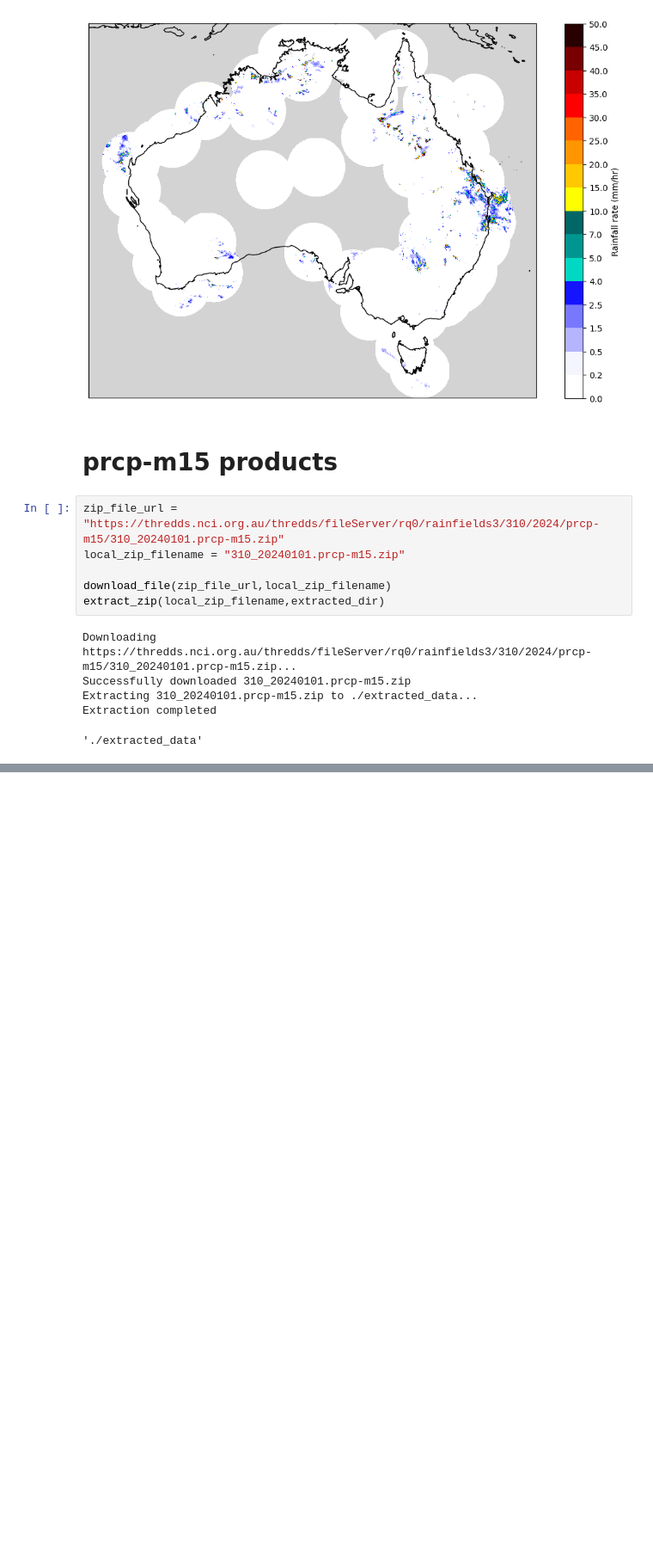
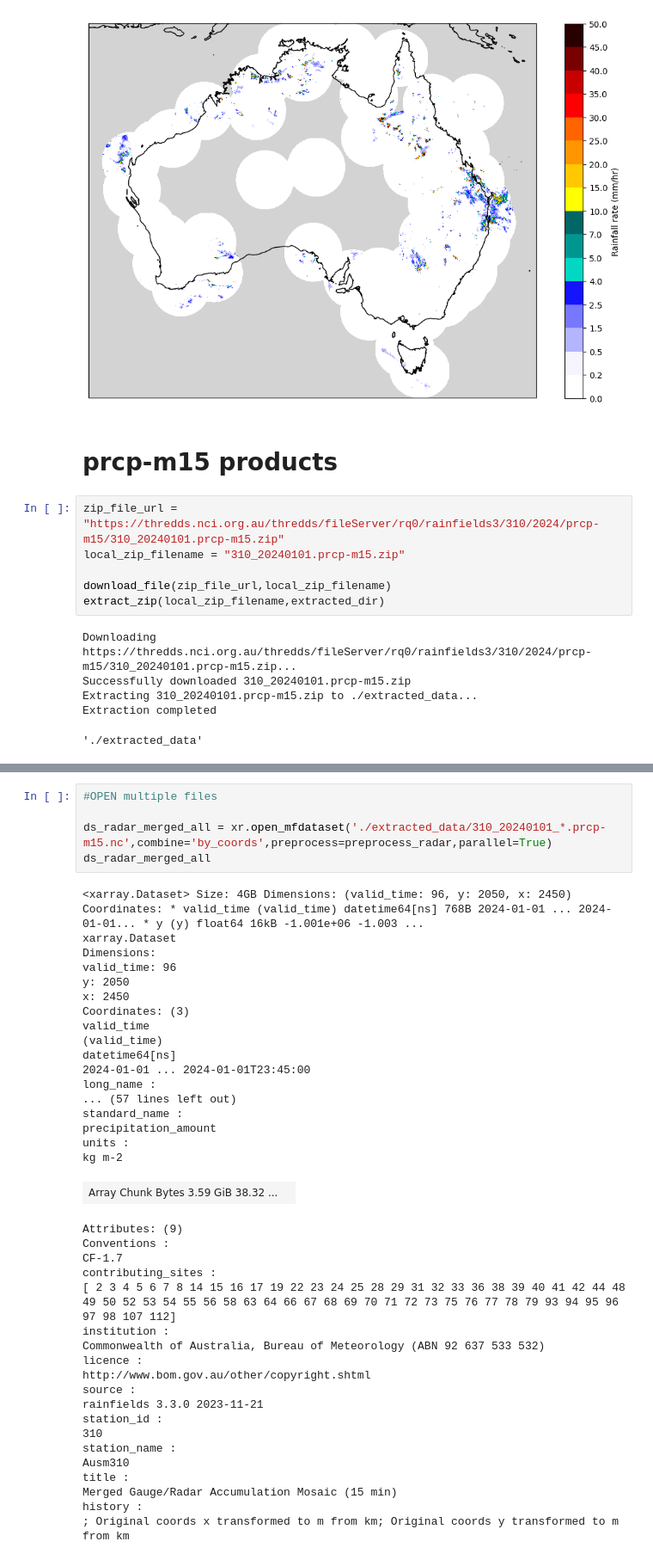
Before and after one commit to vlouf/Monash-Radar-Workshop-2025, a Jupyter notebook: 04 - Rainfields/rainfields_product.ipynb, the cells around one changed output, grey strips where cells are left out. Shown at 86% size. Cells and saved outputs as stored; diff of their text form; blank space fills up the shorter version.

```diff
--- a/04 - Rainfields/rainfields_product.ipynb
+++ b/04 - Rainfields/rainfields_product.ipynb
@@ -458,0 +484,43 @@ ax.coastlines('10m')
+# %%
+#OPEN multiple files
+
+ds_radar_merged_all = xr.open_mfdataset('./extracted_data/310_20240101_*.prcp-m15.nc',combine='by_coords',preprocess=preprocess_radar,parallel=True)
+ds_radar_merged_all
+# %% [output]
+<xarray.Dataset> Size: 4GB Dimensions: (valid_time: 96, y: 2050, x: 2450) Coordinates: * valid_time (valid_time) datetime64[ns] 768B 2024-01-01 ... 2024-01-01... * y (y) float64 16kB -1.001e+06 -1.003 ...
+xarray.Dataset
+Dimensions:
+valid_time: 96
+y: 2050
+x: 2450
+Coordinates: (3)
+valid_time
+(valid_time)
+datetime64[ns]
+2024-01-01 ... 2024-01-01T23:45:00
+long_name :
+... (57 lines left out)
+standard_name :
+precipitation_amount
+units :
+kg m-2
+| Array Chunk Bytes 3.59 GiB 38.32 ... |  |
+Attributes: (9)
+Conventions :
+CF-1.7
+contributing_sites :
+[ 2 3 4 5 6 7 8 14 15 16 17 19 22 23 24 25 28 29 31 32 33 36 38 39 40 41 42 44 48 49 50 52 53 54 55 56 58 63 64 66 67 68 69 70 71 72 73 75 76 77 78 79 93 94 95 96 97 98 107 112]
+institution :
+Commonwealth of Australia, Bureau of Meteorology (ABN 92 637 533 532)
+licence :
+http://www.bom.gov.au/other/copyright.shtml
+source :
+rainfields 3.3.0 2023-11-21
+station_id :
+310
+station_name :
+Ausm310
+title :
+Merged Gauge/Radar Accumulation Mosaic (15 min)
+history :
+; Original coords x transformed to m from km; Original coords y transformed to m from km
```
Also changed, not shown: parts of 12 cells of this notebook.
